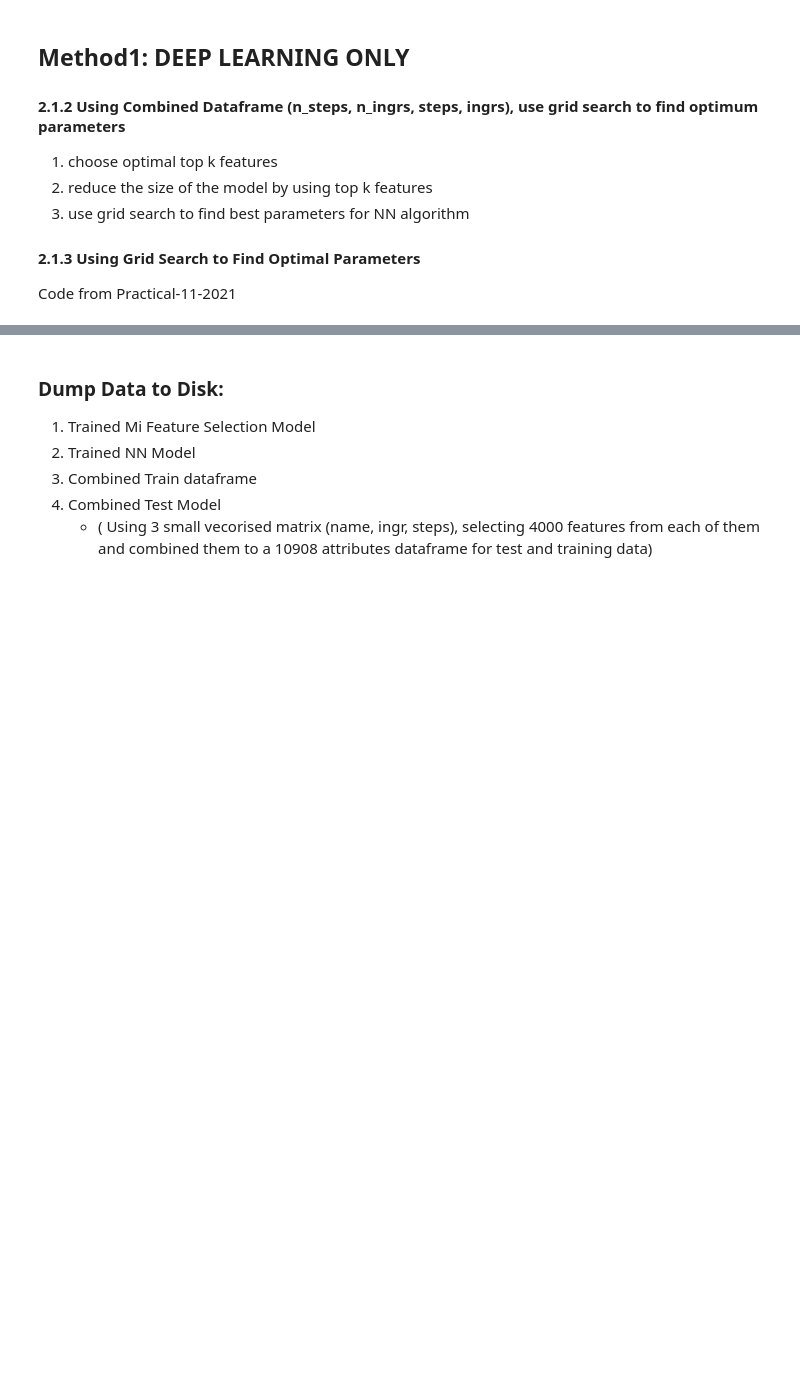
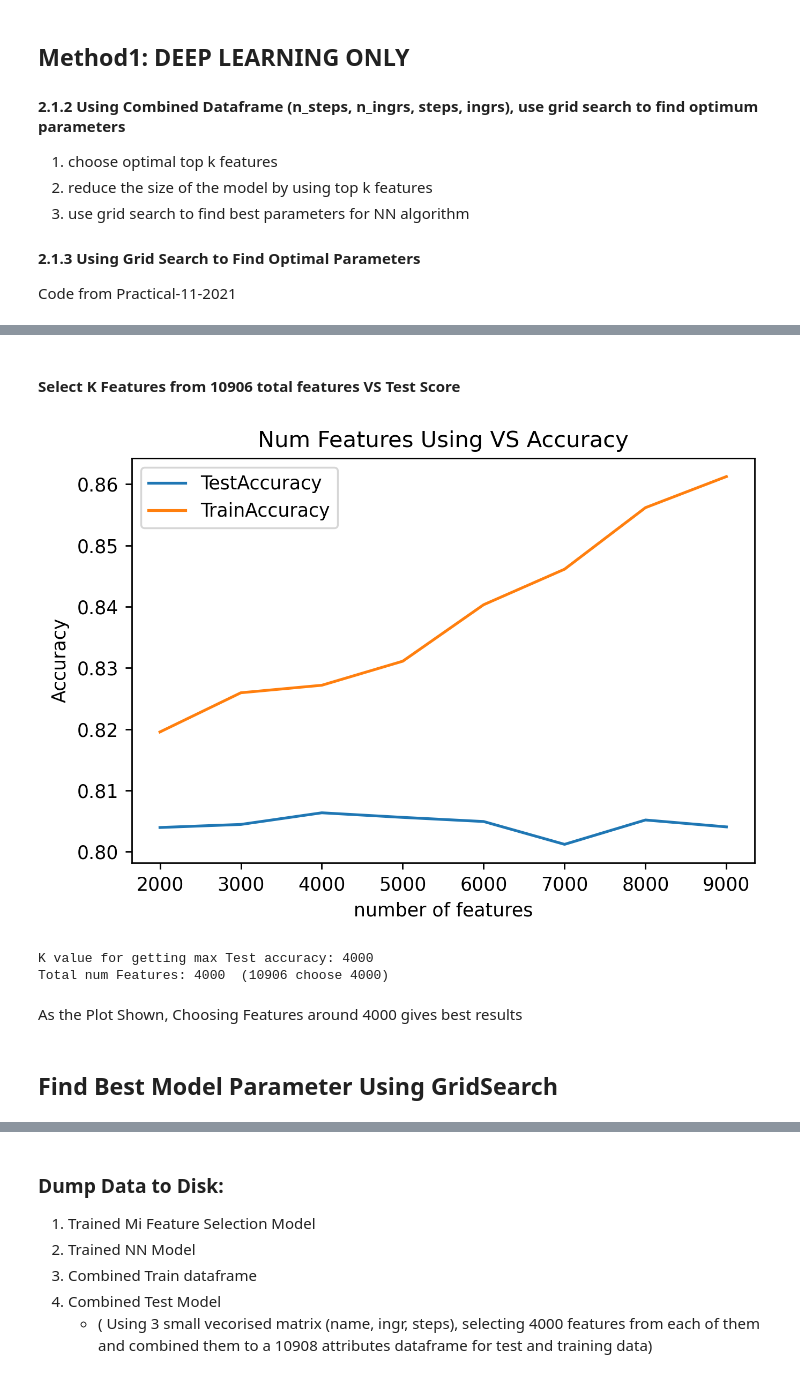
Before and after one commit to lich2000117/Cooking_Time_Estimate, a Jupyter notebook: ass2.ipynb, the cells around one changed output, grey strips where cells are left out. Drawn from its saved outputs; the diff is of its cells as text; code cells hidden in the pictures; blank space fills up the shorter version.

Commit message:
update estimator, best score 0.81600

```diff
--- a/ass2.ipynb
+++ b/ass2.ipynb
@@ -508 +559,62 @@ Code from Practical-11-2021
+# %% [markdown]
+
+#### Select K Features from 10906 total features VS Test Score
+# %%
+### Select K values from EACH Attribute VS Test Score
+
+sr = '''9000  features NN Train Score:  0.86125
+9000  features NN Test Score:  0.8040499999999999
+8000  features NN Train Score:  0.856175
+8000  features NN Test Score:  0.805175
+7000  features NN Train Score:  0.846125
+7000  features NN Test Score:  0.8012
+6000  features NN Train Score:  0.840325
+6000  features NN Test Score:  0.8049250000000001
+5000  features NN Train Score:  0.8311
+5000  features NN Test Score:  0.8055999999999999
+4000  features NN Train Score:  0.827175
+4000  features NN Test Score:  0.8063500000000001
+3000  features NN Train Score:  0.82595
+3000  features NN Test Score:  0.8044499999999999
+2000  features NN Train Score:  0.81955
+2000  features NN Test Score:  0.80395
+'''
+
+import re
+ls = re.findall(r'(\d.\d+)', sr)
+
+kl = []
+Test_Accuracy = []
+Train_Accuracy = []
+i=0
+for num in ls:
+    num = float(num)
+    if num > 1:
+        continue
+    if num > 0.81:
+        Train_Accuracy.append(num)
+
+        kl.append(9000 - 1000*i)
+        i+=1
+    else:
+        Test_Accuracy.append(num)
+# For Submission Test Accuracy
+
+plt.plot(kl, Test_Accuracy, label='TestAccuracy')
+plt.plot(kl, Train_Accuracy, label='TrainAccuracy')
+plt.title('Num Features Using VS Accuracy')
+plt.ylabel('Accuracy')
+plt.xlabel('number of features')
+plt.legend()
+plt.show()
+print("K value for getting max Test accuracy:", kl[Test_Accuracy.index(max(Test_Accuracy))])
+print("Total num Features: 4000  (10906 choose 4000)")
+# %% [output]
+[figure, added]
+K value for getting max Test accuracy: 4000
+Total num Features: 4000  (10906 choose 4000)
+# %% [markdown]
+As the Plot Shown, Choosing Features around 4000 gives best results
+# %% [markdown]
+## Find Best Model Parameter Using GridSearch
 # %%
```
Also changed, not shown: parts of 32 cells of this notebook, 16 other files.
